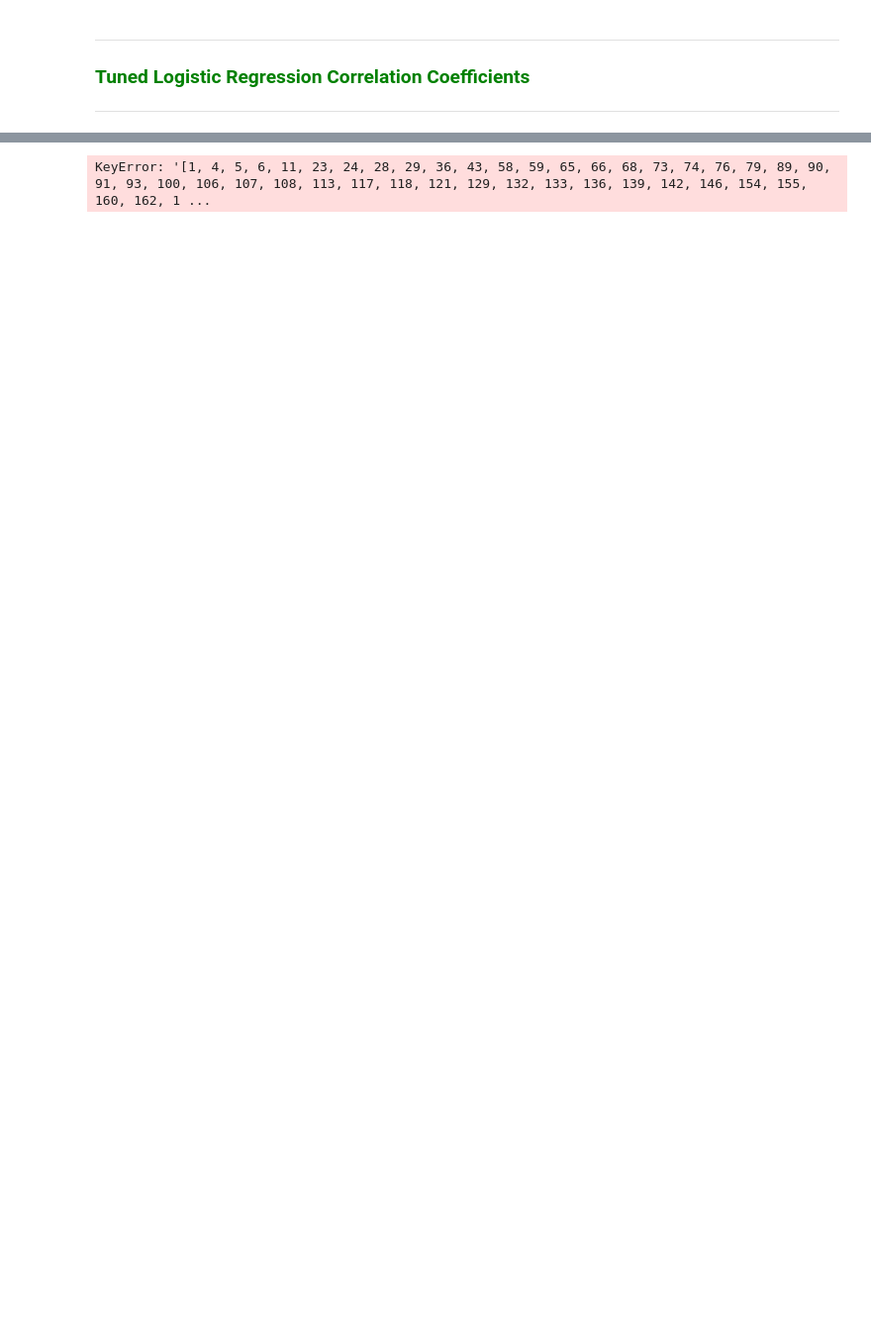
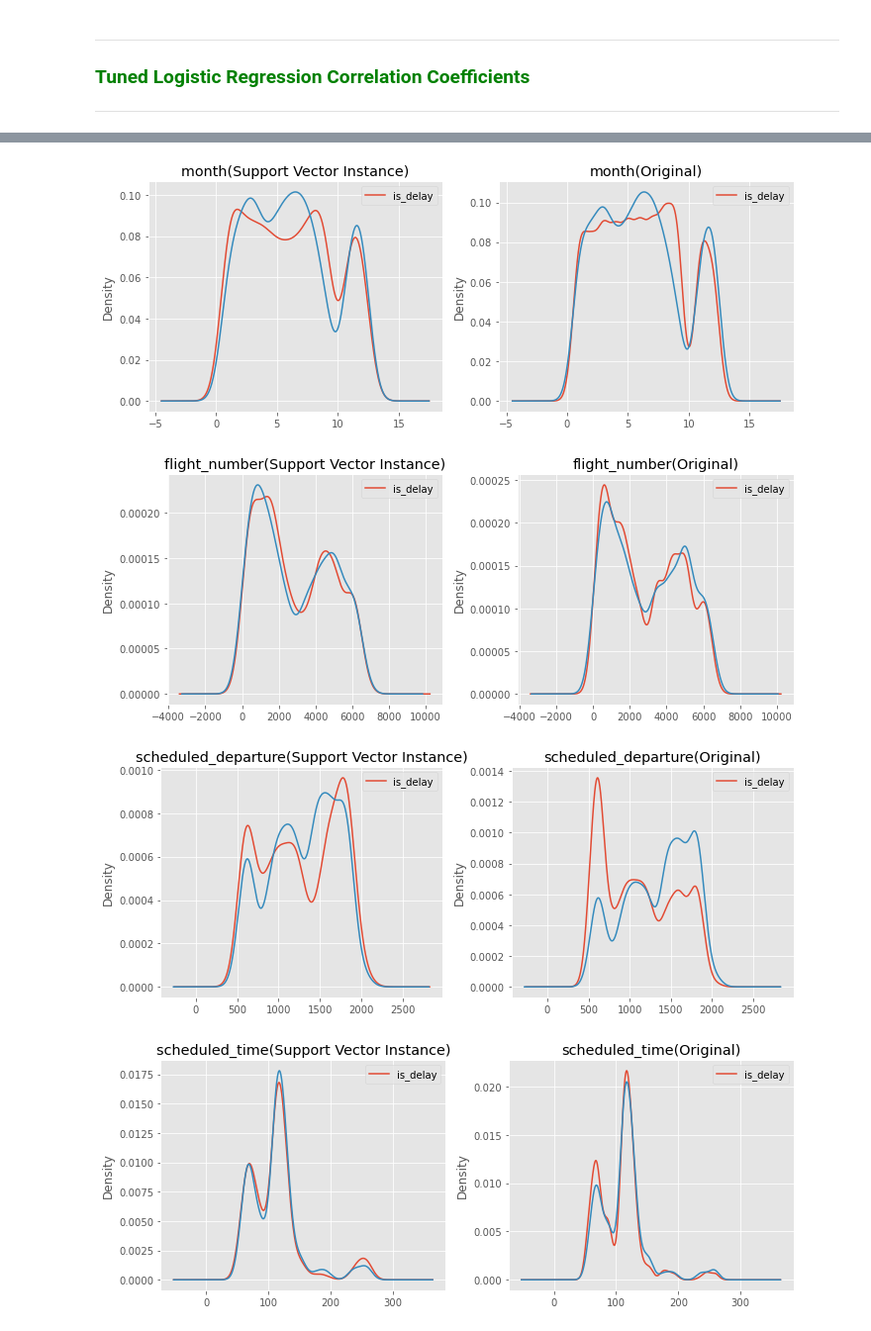
Before and after one commit to ahosk/ML7331-Lab1, a Jupyter notebook: Mini Lab/Mini_Lab_Merged.ipynb, the cells around one changed output, grey strips where cells are left out. Shown at 99% size. Cells and saved outputs as stored; diff of their text form; code cells hidden in the pictures; blank space fills up the shorter version.

```diff
--- a/Mini Lab/Mini_Lab_Merged.ipynb
+++ b/Mini Lab/Mini_Lab_Merged.ipynb
@@ -1125,16 +1308,0 @@ support_vectors.shape
-# %%
-# Now let's do some different analysis with the SVM and look at the instances that were chosen as support vectors
-
-# now lets look at the support for the vectors and see if we they are indicative of anything
-# grabe the rows that were selected as support vectors (these are usually instances that are hard to classify)
-
-# make a dataframe of the training data
-df_tested_on = X_train.copy() # saved from above, the indices chosen for training
-# now get the support vectors from the trained model
-df_support = df_tested_on.iloc[tuned_fselect_svc_pipe.named_steps['SVM'].support_,:].copy()
-
-df_support['is_delay'] = y[tuned_fselect_svc_pipe.named_steps['SVM'].support_] # add back in the 'Survived' Column to the pandas dataframe
-df_imputed['is_delay'] = y # also add it back in for the original data
-df_support.info()
-# %% [output]
-KeyError: '[1, 4, 5, 6, 11, 23, 24, 28, 29, 36, 43, 58, 59, 65, 66, 68, 73, 74, 76, 79, 89, 90, 91, 93, 100, 106, 107, 108, 113, 117, 118, 121, 129, 132, 133, 136, 139, 142, 146, 154, 155, 160, 162, 1 ...
@@ -1164,0 +1311,37 @@ for v in vars_to_plot:
+# %%
+df_support_fin = df_tested_on.iloc[tuned_fselect_svc_pipe.named_steps['SVM'].support_].copy()
+# %%
+df_support_fin['is_delay'] = y_train.iloc[tuned_fselect_svc_pipe.named_steps['SVM'].support_]
+df_imputed = df_air.copy()
+# %%
+# now lets see the statistics of these attributes
+from pandas.plotting import boxplot
+
+# group the original data and the support vectors
+df_grouped_support = df_support_fin.groupby(['is_delay'])
+df_grouped = df_imputed.groupby(['is_delay'])
+
+# plot KDE of Different variables
+vars_to_plot = ['month','flight_number','scheduled_departure','scheduled_time','wheels_on']
+
+for v in vars_to_plot:
+    plt.figure(figsize=(10,4))
+    plt.tight_layout
+    # plot support vector stats
+    plt.subplot(1,2,1)
+    ax = df_grouped_support[v].plot.kde()
+    plt.legend(['is_delay'])
+    plt.title(v+'(Support Vector Instance)')
+    plt.tight_layout()
+
+    # plot original distributions
+    plt.subplot(1,2,2)
+    ax = df_grouped[v].plot.kde()
+    plt.legend(['is_delay'])
+    plt.title(v+'(Original)')
+    plt.tight_layout()
+# %% [output]
+[figure, added]
+[figure, added]
+[figure, added]
+[figure, added]
```
Also changed, not shown: parts of 50 cells of this notebook.
